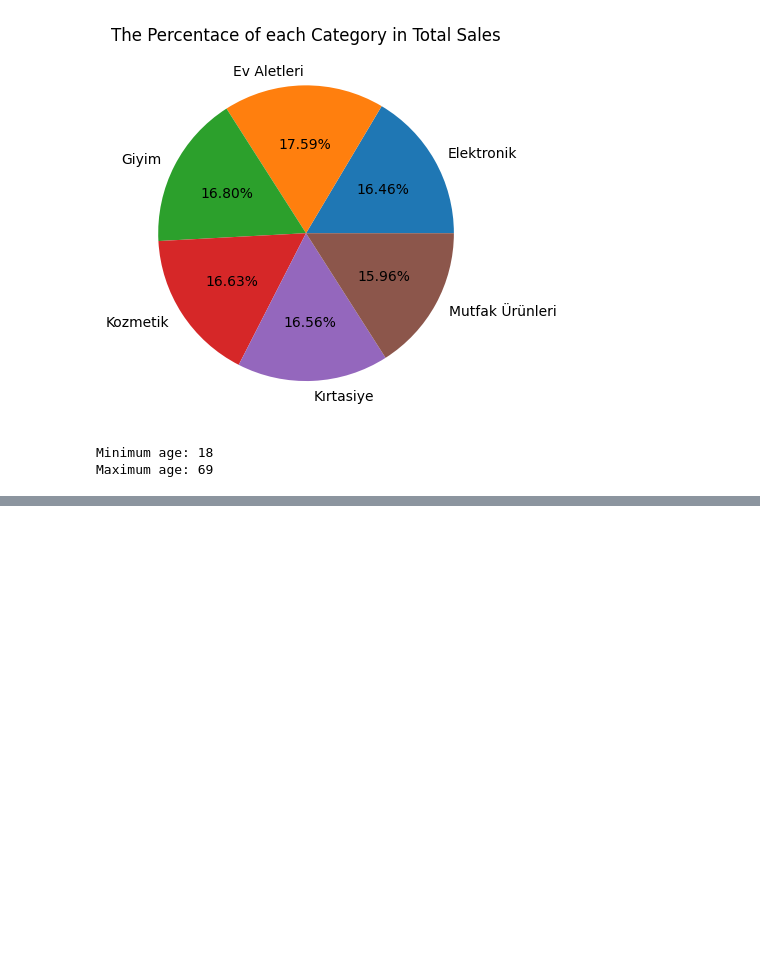
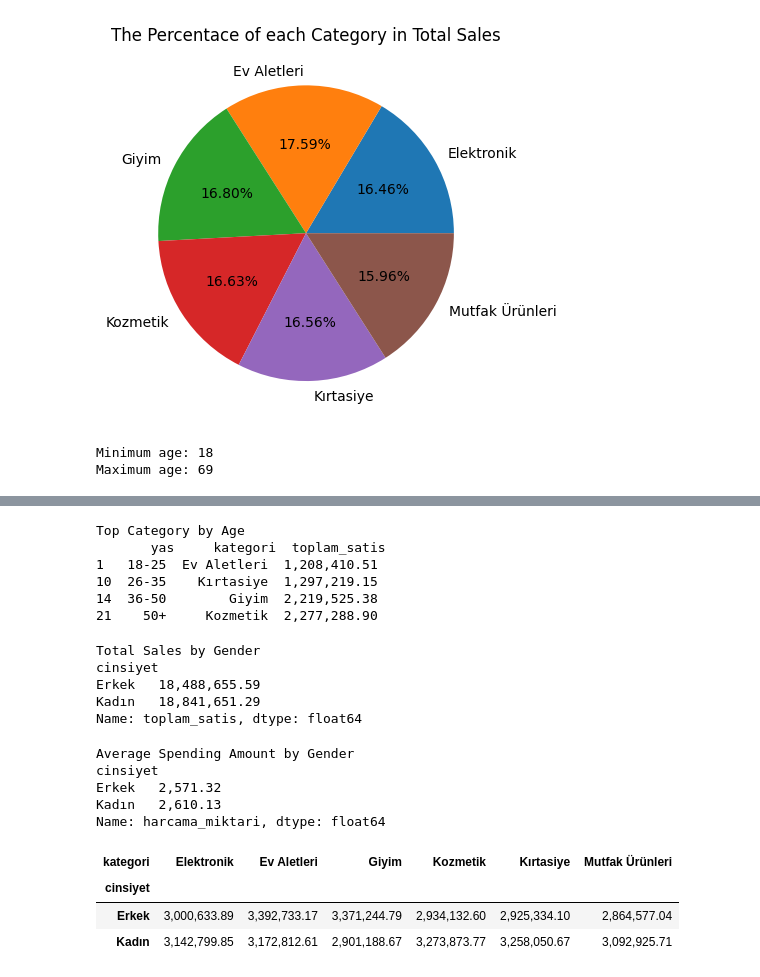
Before and after one commit to Aleynaunver/Data-Analysis-and-Manipulation, a Jupyter notebook: main.ipynb, the cells around one changed output, grey strips where cells are left out. Saved outputs shown, nothing was run; the diff lists cells and outputs as text; code cells hidden in the pictures; blank space fills up the shorter version.

```diff
--- a/main.ipynb
+++ b/main.ipynb
@@ -376,0 +562,46 @@ Name: toplam_satis, dtype: float64
+# %%
+#Total sales amount according to age / category groups
+grouped_sales = merged_data.groupby(["yas", "kategori"])["toplam_satis"].sum().reset_index()
+
+#Top category in every age group
+top_category_by_age = grouped_sales.loc[grouped_sales.groupby("yas")["toplam_satis"].idxmax()]
+
+print(f"Top Category by Age \n {top_category_by_age}")
+# %% [output]
+Top Category by Age
+       yas     kategori  toplam_satis
+1   18-25  Ev Aletleri  1,208,410.51
+10  26-35    Kırtasiye  1,297,219.15
+14  36-50        Giyim  2,219,525.38
+21    50+     Kozmetik  2,277,288.90
+# %%
+#Total sales by gender
+gender_sales = merged_data.groupby("cinsiyet")["toplam_satis"].sum()
+print(f"Total Sales by Gender\n{gender_sales}")
+# %% [output]
+Total Sales by Gender
+cinsiyet
+Erkek   18,488,655.59
+Kadın   18,841,651.29
+Name: toplam_satis, dtype: float64
+# %%
+#Average spending amount by gender
+gender_spending = merged_data.groupby("cinsiyet")["harcama_miktari"].mean()
+print(f"Average Spending Amount by Gender\n{gender_spending}")
+# %% [output]
+Average Spending Amount by Gender
+cinsiyet
+Erkek   2,571.32
+Kadın   2,610.13
+Name: harcama_miktari, dtype: float64
+# %%
+#Total sales by gender and category
+
+#Since there were multi index, the results were unstacked to make them easier to read in a table view.
+gender_category_sales = merged_data.groupby(["cinsiyet", "kategori"])["toplam_satis"].sum().unstack()
+gender_category_sales
+# %% [output]
+| kategori | Elektronik | Ev Aletleri | Giyim | Kozmetik | Kırtasiye | Mutfak Ürünleri |
+| cinsiyet |  |  |  |  |  |  |
+| Erkek | 3,000,633.89 | 3,392,733.17 | 3,371,244.79 | 2,934,132.60 | 2,925,334.10 | 2,864,577.04 |
+| Kadın | 3,142,799.85 | 3,172,812.61 | 2,901,188.67 | 3,273,873.77 | 3,258,050.67 | 3,092,925.71 |
```
Also changed, not shown: parts of 24 cells of this notebook.
